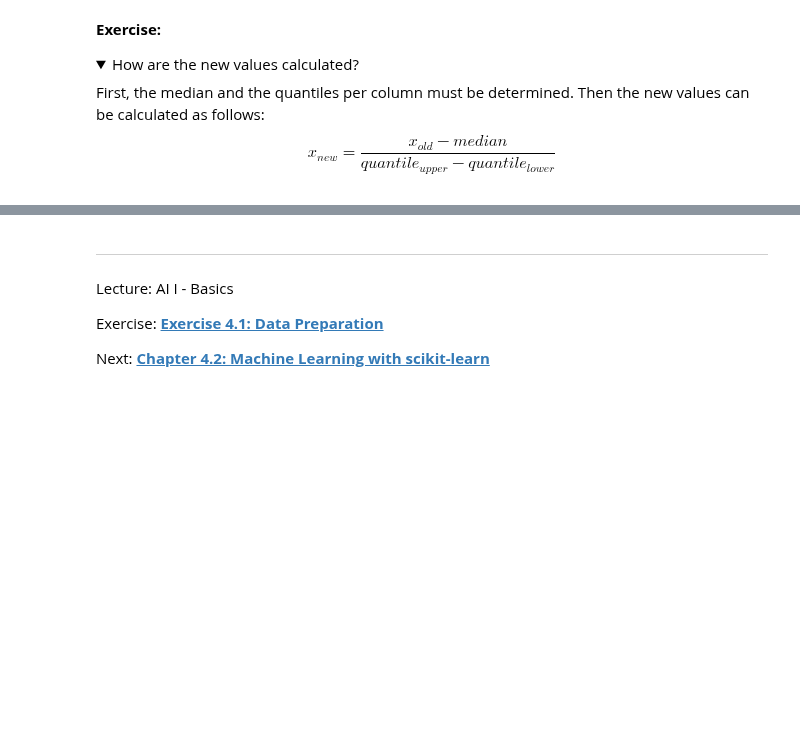
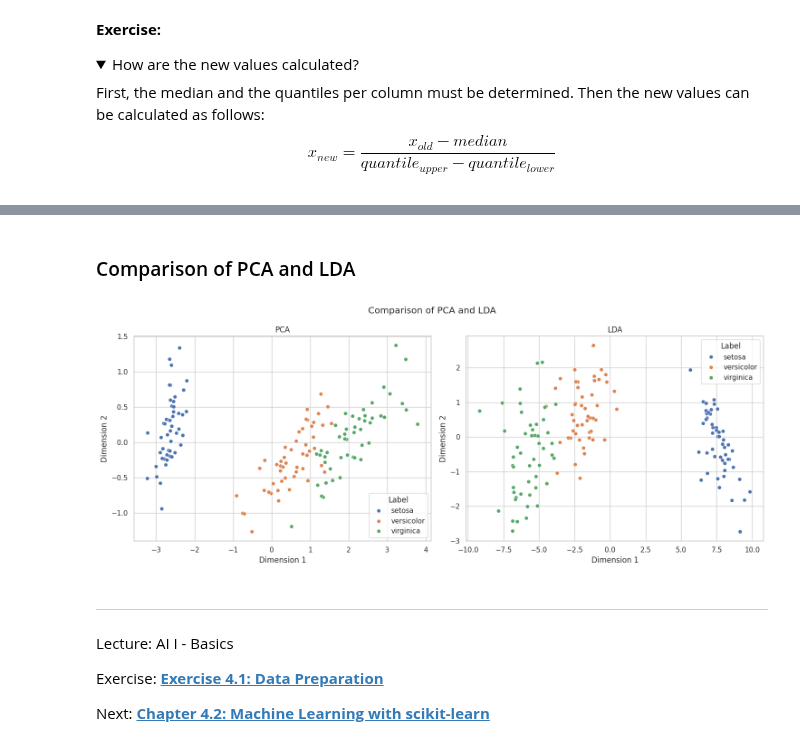
Before and after one commit to iLuckyW/lecture-ai-basics, a Jupyter notebook: chapter/04_ml/01_data_preparation.ipynb, the cells around one changed output, grey strips where cells are left out. Cells and saved outputs as stored; diff of their text form; code cells hidden in the pictures; folded sections open; blank space fills up the shorter version.

```diff
--- a/chapter/04_ml/01_data_preparation.ipynb
+++ b/chapter/04_ml/01_data_preparation.ipynb
@@ -403,3 +462,22 @@ $$x_{new} = \frac{x_{old} - median}{quantile_{upper} - quantile_{lower}}$$
+# %% [markdown]
+### Comparison of PCA and LDA
+# %%
+fig, (ax1, ax2) = plt.subplots(1, 2, figsize=(15,6))
+
+sns.scatterplot(x=reduced_iris[:, 0], y=reduced_iris[:, 1], hue=iris_df['Label'], ax=ax1)
+ax1.set_xlabel('Dimension 1')
+ax1.set_ylabel('Dimension 2')
+ax1.set_title('PCA')
+
+sns.scatterplot(x=lda_reduced_iris[:, 0], y=lda_reduced_iris[:, 1], hue=iris_df['Label'], ax=ax2)
+ax2.set_xlabel('Dimension 1')
+ax2.set_ylabel('Dimension 2')
+ax2.set_title('LDA')
+
+fig.suptitle('Comparison of PCA and LDA')
+fig.tight_layout()
+# %% [output]
+[figure, added]
 # %% [markdown]
 ---
 
```
Also changed, not shown: parts of 7 cells of this notebook.
